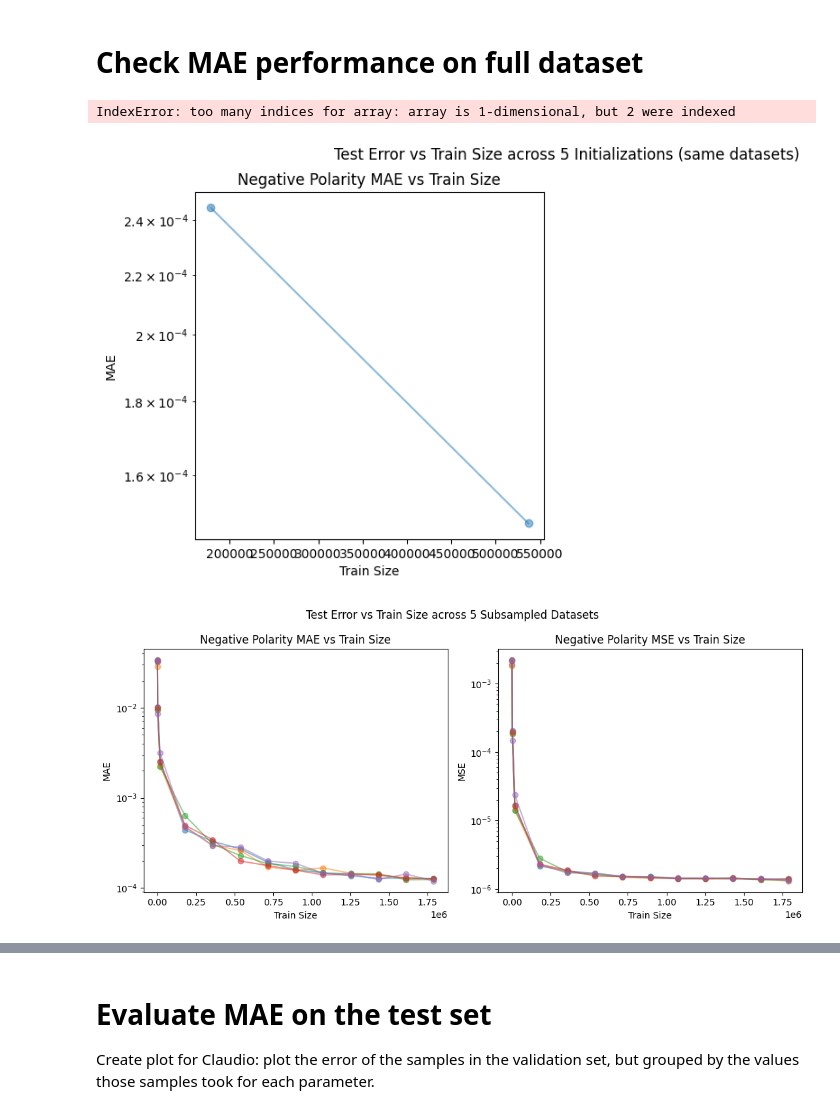
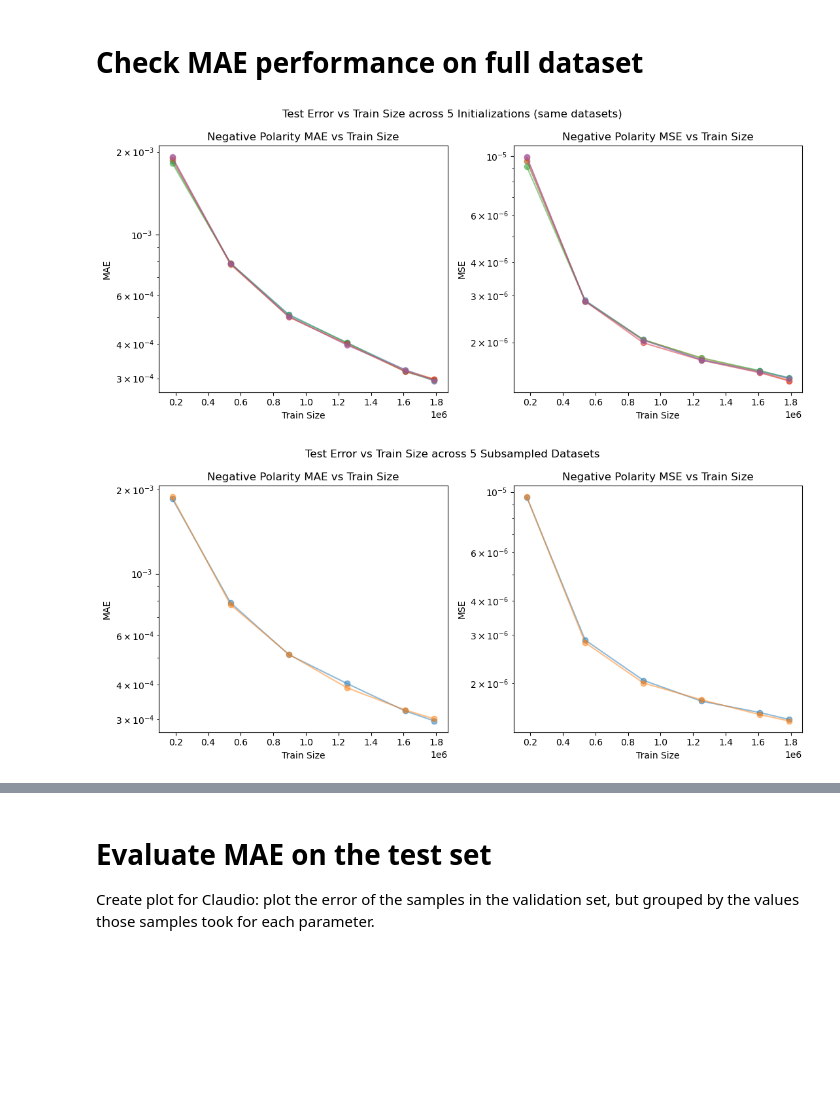
Before and after one commit to hawaii-ai/GalacticCosmicRays, a Jupyter notebook: notebooks/plot/plot_nn_train_size.ipynb, the cells around one changed output, grey strips where cells are left out. Drawn from its saved outputs; the diff is of its cells as text; code cells hidden in the pictures; blank space fills up the shorter version.

```diff
--- a/notebooks/plot/plot_nn_train_size.ipynb
+++ b/notebooks/plot/plot_nn_train_size.ipynb
@@ -27,7 +28,7 @@ Using TensorFlow backend
 # Check MAE performance on full dataset
 # %%
 inits = ['init1', 'init2', 'init3', 'init4', 'init5']
-dir = f'../../models/model_size_investigation_best_optuna_06062025'
+dir = f'../../models/model_size_investigation_optuna_09122025'
 plt.figure(figsize=(11, 5))
 plt.suptitle('Test Error vs Train Size across 5 Initializations (same datasets)')
 
@@ -42,14 +43,14 @@ plt.yscale('log')
 init1 = np.loadtxt(f'{dir}/data_d1_bootstrap_b1_model_{inits[0]}_neg_mae_mse.csv', delimiter=',')
 init2 = np.loadtxt(f'{dir}/data_d1_bootstrap_b1_model_{inits[1]}_neg_mae_mse.csv', delimiter=',')
 init3 = np.loadtxt(f'{dir}/data_d1_bootstrap_b1_model_{inits[2]}_neg_mae_mse.csv', delimiter=',')
-init4 = np.loadtxt(f'{dir}/data_d1_bootstrap_b1_model_{inits[3]}_neg_mae_mse.csv', delimiter=',')
-init5 = np.loadtxt(f'{dir}/data_d1_bootstrap_b1_model_{inits[4]}_neg_mae_mse.csv', delimiter=',')
+# init4 = np.loadtxt(f'{dir}/data_d1_bootstrap_b1_model_{inits[3]}_neg_mae_mse.csv', delimiter=',')
+# init5 = np.loadtxt(f'{dir}/data_d1_bootstrap_b1_model_{inits[4]}_neg_mae_mse.csv', delimiter=',')
 
 init1 = init1[np.argsort(init1[:, 0])]
-# init2 = init2[np.argsort(init2[:, 0])]
+init2 = init2[np.argsort(init2[:, 0])]
 init3 = init3[np.argsort(init3[:, 0])]
 # init4 = init4[np.argsort(init4[:, 0])]
-init5 = init5[np.argsort(init5[:, 0])]
+# init5 = init5[np.argsort(init5[:, 0])]
 
 # For each train size (init1[:, 0]), find the lowest train MAE across all inits
 # train_fractions = init1[:, 0]
@@ -67,42 +68,41 @@ init5 = init5[np.argsort(init5[:, 0])]
 plt.plot(init1[:, 0] * 1_788_892, init1[:, 3], alpha=0.5, marker='o', c='C0')
 plt.plot(init2[:, 0] * 1_788_892, init2[:, 3], alpha=0.5, marker='o', c='C1')
 plt.plot(init3[:, 0] * 1_788_892, init3[:, 3], alpha=0.5, marker='o', c='C2')
-plt.plot(init4[:, 0] * 1_788_892, init4[:, 3], alpha=0.5, marker='o', c='C3')
-plt.plot(init5[:, 0] * 1_788_892, init5[:, 3], alpha=0.5, marker='o', c='C4')
+# plt.plot(init4[:, 0] * 1_788_892, init4[:, 3], alpha=0.5, marker='o', c='C3')
+# plt.plot(init5[:, 0] * 1_788_892, init5[:, 3], alpha=0.5, marker='o', c='C4')
 # plt.scatter(train_sizes, min_train_vals, alpha=0.8, c='k', marker='x')
 
 # Plot test MSE across inits
 plt.subplot(1, 2, 2)
 plt.title('Negative Polarity MSE vs Train Size')
 plt.xlabel('Train Size')
 plt.ylabel('MSE')
 plt.yscale('log')
 
 # For each train size (init1[:, 0]), find the lowest train MAE across all inits
 # min_train_vals = []
 # for init in inits:
 #     curr_init = np.loadtxt(f'{dir}/data_d1_bootstrap_b1_model_{init}_neg_mae_mse.csv', delimiter=',')
 #     for train_fraction in train_fractions:
 #         curr_init_curr_fraction = curr_init[curr_init[:, 0] == train_fraction]
 #         min_train_curr_fraction = np.min(curr_init_curr_fraction[:, 2])
 #         min_train_vals.append(min_train_curr_fraction)
 
 # Plot test values for each init
 plt.plot(init1[:, 0] * 1_788_892, init1[:, 4], alpha=0.5, marker='o', c='C0')
 plt.plot(init2[:, 0] * 1_788_892, init2[:, 4], alpha=0.5, marker='o', c='C1')
 plt.plot(init3[:, 0] * 1_788_892, init3[:, 4], alpha=0.5, marker='o', c='C2')
-plt.plot(init4[:, 0] * 1_788_892, init4[:, 4], alpha=0.5, marker='o', c='C3')
-plt.plot(init5[:, 0] * 1_788_892, init5[:, 4], alpha=0.5, marker='o', c='C4')
+# plt.plot(init4[:, 0] * 1_788_892, init4[:, 4], alpha=0.5, marker='o', c='C3')
+# plt.plot(init5[:, 0] * 1_788_892, init5[:, 4], alpha=0.5, marker='o', c='C4')
 # plt.scatter(train_sizes, min_train_vals, alpha=0.8, c='k', marker='x')
 plt.tight_layout()
 plt.savefig(f'{dir}/test_error_vs_train_size_inits.png', dpi=300)
 plt.show()
 # %% [output]
-IndexError: too many indices for array: array is 1-dimensional, but 2 were indexed
-[figure, old version]
+[figure, new version]
 # %%
 datas = ['d1', 'd2', 'd3', 'd4', 'd5']
-dir = f'../../models/model_size_investigation_best_optuna'
+dir = f'../../models/model_size_investigation_optuna_09122025'
 plt.figure(figsize=(11, 5))
 plt.suptitle('Test Error vs Train Size across 5 Subsampled Datasets')
 
@@ -117,14 +117,14 @@ plt.yscale('log')
 d1 = np.loadtxt(f'{dir}/data_{datas[0]}_bootstrap_b1_model_init1_neg_mae_mse.csv', delimiter=',')
 d2 = np.loadtxt(f'{dir}/data_{datas[1]}_bootstrap_b1_model_init1_neg_mae_mse.csv', delimiter=',')
 d3 = np.loadtxt(f'{dir}/data_{datas[2]}_bootstrap_b1_model_init1_neg_mae_mse.csv', delimiter=',')
-d4 = np.loadtxt(f'{dir}/data_{datas[3]}_bootstrap_b1_model_init1_neg_mae_mse.csv', delimiter=',')
-d5 = np.loadtxt(f'{dir}/data_{datas[4]}_bootstrap_b1_model_init1_neg_mae_mse.csv', delimiter=',')
+# d4 = np.loadtxt(f'{dir}/data_{datas[3]}_bootstrap_b1_model_init1_neg_mae_mse.csv', delimiter=',')
+# d5 = np.loadtxt(f'{dir}/data_{datas[4]}_bootstrap_b1_model_init1_neg_mae_mse.csv', delimiter=',')
 
 d1 = d1[np.argsort(d1[:, 0])]
 d2 = d2[np.argsort(d2[:, 0])]
 d3 = d3[np.argsort(d3[:, 0])]
-d4 = d4[np.argsort(d4[:, 0])]
-d5 = d5[np.argsort(d5[:, 0])]
+# d4 = d4[np.argsort(d4[:, 0])]
+# d5 = d5[np.argsort(d5[:, 0])]
 
 # For each train size (data1[:, 0]), find the lowest train MAE across all datas
 # train_fractions = d1[:, 0]
@@ -141,8 +141,8 @@ d5 = d5[np.argsort(d5[:, 0])]
 plt.plot(d1[:, 0] * 1_788_892, d1[:, 3], alpha=0.5, marker='o', c='C0')
 plt.plot(d2[:, 0] * 1_788_892, d2[:, 3], alpha=0.5, marker='o', c='C1')
 plt.plot(d3[:, 0] * 1_788_892, d3[:, 3], alpha=0.5, marker='o', c='C2')
-plt.plot(d4[:, 0] * 1_788_892, d4[:, 3], alpha=0.5, marker='o', c='C3')
-plt.plot(d5[:, 0] * 1_788_892, d5[:, 3], alpha=0.5, marker='o', c='C4')
+# plt.plot(d4[:, 0] * 1_788_892, d4[:, 3], alpha=0.5, marker='o', c='C3')
+# plt.plot(d5[:, 0] * 1_788_892, d5[:, 3], alpha=0.5, marker='o', c='C4')
 # plt.scatter(train_sizes, min_train_vals, alpha=0.8, c='k', marker='x')
 
 # Plot test MSE across datas
@@ -167,12 +167,12 @@ plt.yscale('log')
 plt.plot(d1[:, 0] * 1_788_892, d1[:, 4], alpha=0.5, marker='o', c='C0')
 plt.plot(d2[:, 0] * 1_788_892, d2[:, 4], alpha=0.5, marker='o', c='C1')
 plt.plot(d3[:, 0] * 1_788_892, d3[:, 4], alpha=0.5, marker='o', c='C2')
-plt.plot(d4[:, 0] * 1_788_892, d4[:, 4], alpha=0.5, marker='o', c='C3')
-plt.plot(d5[:, 0] * 1_788_892, d5[:, 4], alpha=0.5, marker='o', c='C4')
+# plt.plot(d4[:, 0] * 1_788_892, d4[:, 4], alpha=0.5, marker='o', c='C3')
+# plt.plot(d5[:, 0] * 1_788_892, d5[:, 4], alpha=0.5, marker='o', c='C4')
 # plt.scatter(train_sizes, min_train_vals, alpha=0.8, c='k', marker='x')
 
 plt.tight_layout()
 plt.savefig(f'{dir}/test_error_vs_train_size_datas.png', dpi=300)
 plt.show()
 # %% [output]
-[figure, old version]
+[figure, new version]
```
Also changed, not shown: parts of 3 cells of this notebook, 10 other files.
